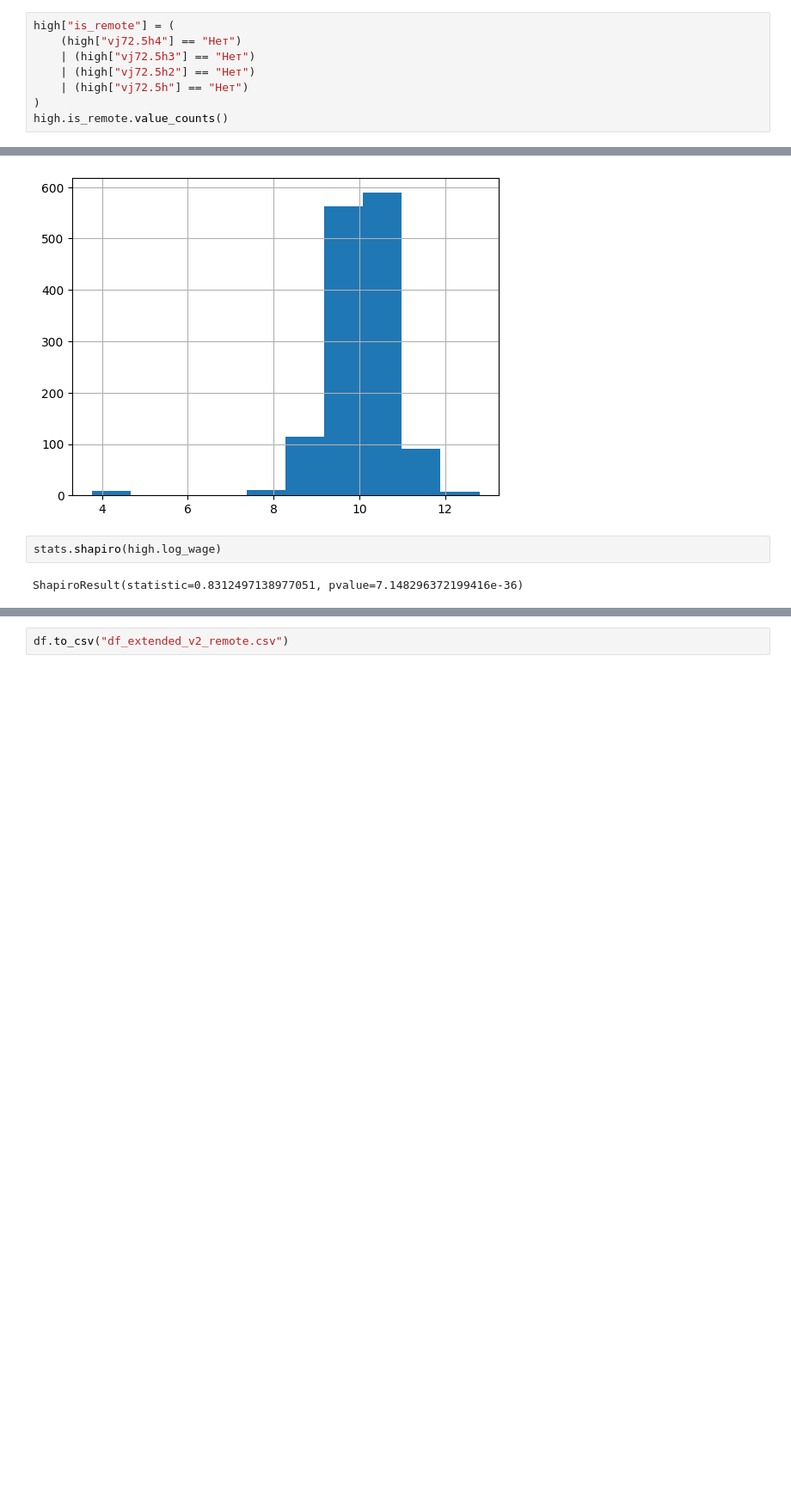
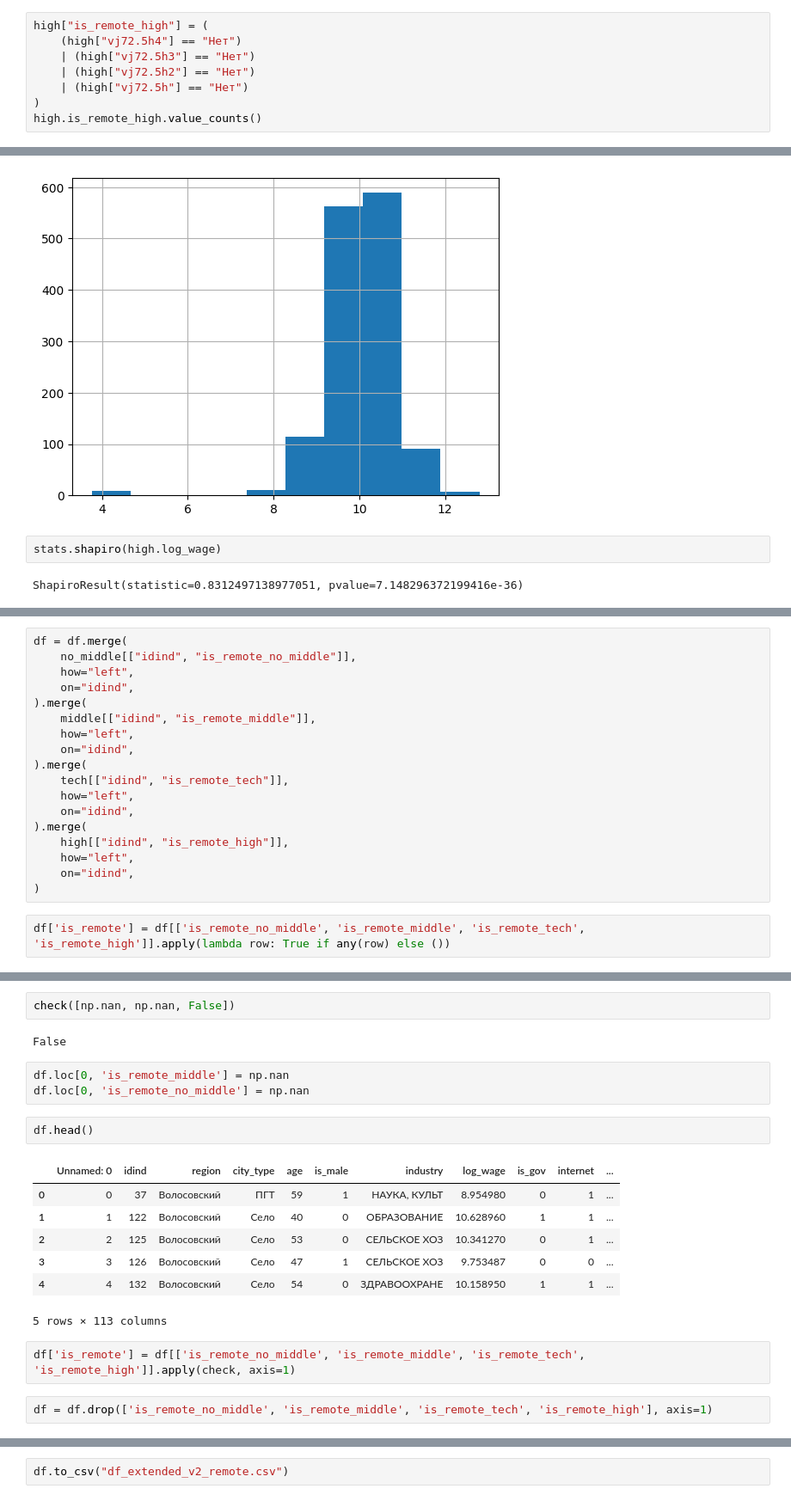
Before and after one commit to Selling-Pandas/dano-hackathon-innopolis-2024, a Jupyter notebook: German/education_remote.ipynb, the cells around one changed output, grey strips where cells are left out. Shown at 86% size. Saved outputs shown, nothing was run; the diff lists cells and outputs as text; blank space fills up the shorter version.

```diff
--- a/German/education_remote.ipynb
+++ b/German/education_remote.ipynb
@@ -67,9 +49,9 @@ Name: count, dtype: int64
 # %%
-high["is_remote"] = (
+high["is_remote_high"] = (
     (high["vj72.5h4"] == "Нет")
     | (high["vj72.5h3"] == "Нет")
     | (high["vj72.5h2"] == "Нет")
     | (high["vj72.5h"] == "Нет")
 )
-high.is_remote.value_counts()
+high.is_remote_high.value_counts()
 # %% [output]
@@ -110,0 +94,20 @@ ShapiroResult(statistic=0.8312497138977051, pvalue=7.148296372199416e-36)
+# %%
+df = df.merge(
+    no_middle[["idind", "is_remote_no_middle"]],
+    how="left",
+    on="idind",
+).merge(
+    middle[["idind", "is_remote_middle"]],
+    how="left",
+    on="idind",
+).merge(
+    tech[["idind", "is_remote_tech"]],
+    how="left",
+    on="idind",
+).merge(
+    high[["idind", "is_remote_high"]],
+    how="left",
+    on="idind",
+)
+# %%
+df['is_remote'] = df[['is_remote_no_middle', 'is_remote_middle', 'is_remote_tech', 'is_remote_high']].apply(lambda row: True if any(row) else ())
@@ -110,0 +169,21 @@ ShapiroResult(statistic=0.8312497138977051, pvalue=7.148296372199416e-36)
+# %%
+check([np.nan, np.nan, False])
+# %% [output]
+False
+# %%
+df.loc[0, 'is_remote_middle'] = np.nan
+df.loc[0, 'is_remote_no_middle'] = np.nan
+# %%
+df.head()
+# %% [output]
+|  | Unnamed: 0 | idind | region | city_type | age | is_male | industry | log_wage | is_gov | internet | ... |
+| 0 | 0 | 37 | Волосовский | ПГТ | 59 | 1 | НАУКА, КУЛЬТ | 8.954980 | 0 | 1 | ... |
+| 1 | 1 | 122 | Волосовский | Село | 40 | 0 | ОБРАЗОВАНИЕ | 10.628960 | 1 | 1 | ... |
+| 2 | 2 | 125 | Волосовский | Село | 53 | 0 | СЕЛЬСКОЕ ХОЗ | 10.341270 | 0 | 1 | ... |
+| 3 | 3 | 126 | Волосовский | Село | 47 | 1 | СЕЛЬСКОЕ ХОЗ | 9.753487 | 0 | 0 | ... |
+| 4 | 4 | 132 | Волосовский | Село | 54 | 0 | ЗДРАВООХРАНЕ | 10.158950 | 1 | 1 | ... |
+5 rows × 113 columns
+# %%
+df['is_remote'] = df[['is_remote_no_middle', 'is_remote_middle', 'is_remote_tech', 'is_remote_high']].apply(check, axis=1)
+# %%
+df = df.drop(['is_remote_no_middle', 'is_remote_middle', 'is_remote_tech', 'is_remote_high'], axis=1)
```
Also changed, not shown: parts of 18 cells of this notebook.
